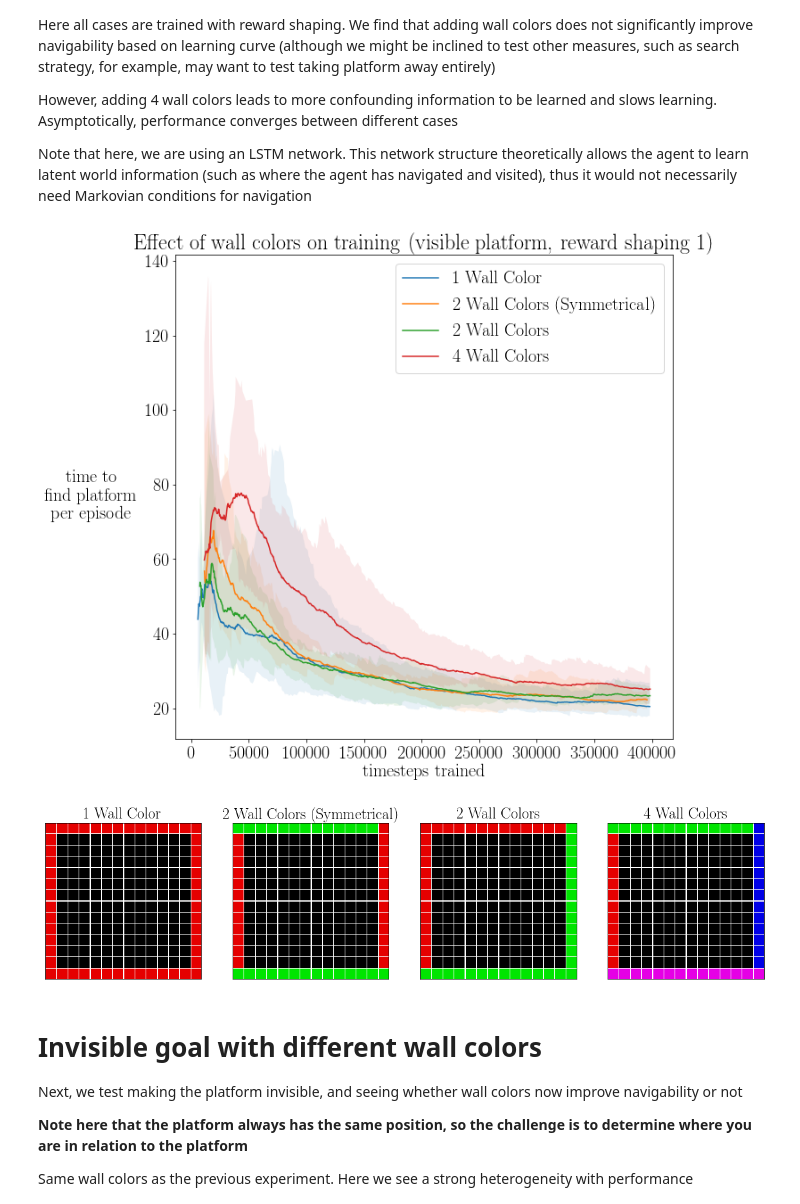
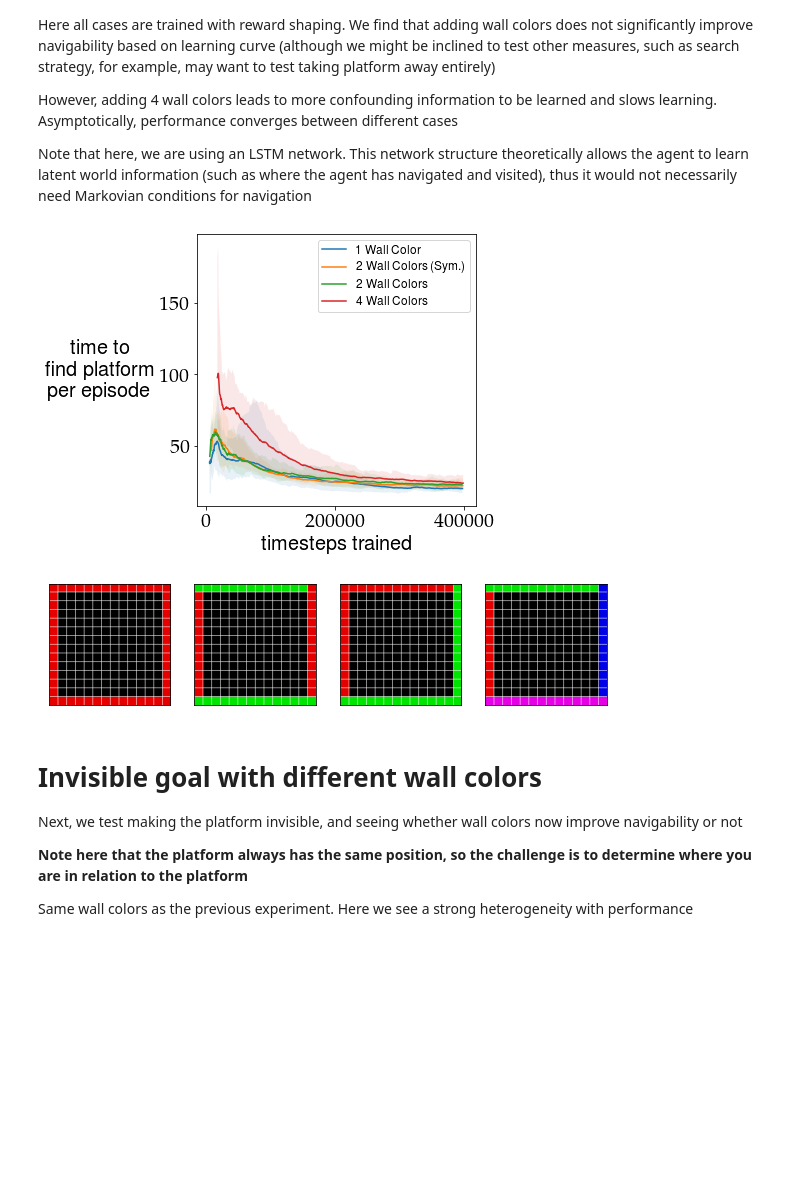
Before and after one commit to liuandrew/training-rl-algo, a Jupyter notebook: write_and_test/data_visualize.ipynb, the cells around one changed output. Cells and saved outputs as stored; diff of their text form; code cells hidden in the pictures; blank space fills up the shorter version.

Commit message:
Lots of plot adjusting, fixing some messed up experiments. Added ability to change agents num_rays and fov in preparation for poster in continuous environment

```diff
--- a/write_and_test/data_visualize.ipynb
+++ b/write_and_test/data_visualize.ipynb
@@ -23,11 +23,17 @@ api = wandb.Api()
 
 
 font = {'size' : 20,
-       'family': 'serif',
-       'sans-serif': ['Helvetica']}
+       'family': 'sans-serif',
+       'sans-serif': ['Helvetica'],
+       'serif': ['Palatino']}
+# font = {'size': 20,
+#         'family': 'serif',
+#         'serif': ['Palatino']}
 matplotlib.rc('font', **font)
+# matplotlib.rc('font.family', 'Helvetica')
 matplotlib.rc('text', usetex=True)
-
+axfont = {'fontname': 'Helvetica'}
+plt.rcParams['font.family'] = 'Helvetica'
 save_folder = 'plots/proof_of_concept/'
 
 
@@ -203,46 +249,47 @@ for i, run in enumerate(runs):
         datas[colors.index(color)].append(df)
 # %%
 # fig, ax = plt.subplots(2, 2, figsize=(12, 12))
-plt.figure(figsize=(10, 10))
+plt.figure(figsize=(5, 5))
 
-labels = ['1 Wall Color', '2 Wall Colors (Symmetrical)', '2 Wall Colors', '4 Wall Colors']
+labels = ['1 Wall Color', '2 Wall Colors (Sym.)', '2 Wall Colors', '4 Wall Colors']
 for i in range(4):
     # plot_x, plot_y =
     first_xs = []
     last_xs = []
     inters = []
     for j in range(len(datas[i])):
         df = datas[i][j]
 
         first_xs.append(df.iloc[0]['global_step'])
         last_xs.append(df.iloc[-1]['global_step'])
 
         inter = scipy.interpolate.interp1d(df['global_step'], df['ewm'])
         inters.append(inter)
 
         # plt.plot(df['global_step'], df['ewm'])
 
     min_x = np.max(first_xs)
     max_x = np.min(last_xs)
     xs = np.arange(min_x, max_x, 200)
     ys = np.zeros((len(datas[i]), len(xs)))
 
     for j in range(len(datas[i])):
         ys[j] = inters[j](xs)
 
     plt.fill_between(xs, ys.min(axis=0), ys.max(axis=0), alpha=0.1)
     plt.plot(xs, ys.mean(axis=0), label=labels[i])
 
 
 
-plt.legend()
-plt.title('Effect of wall colors on training (visible platform, reward shaping 1)')
-plt.ylabel('time to\nfind platform\nper episode', rotation=0, va='center', labelpad=60)
-plt.xlabel('timesteps trained')
+plt.legend(fontsize=12)
+# plt.title('Effect of wall colors on training (visible platform, reward shaping 1)')
+plt.ylabel('time to\nfind platform\nper episode', rotation=0, va='center', labelpad=60,
+          **axfont)
+plt.xlabel('timesteps trained', **axfont)
 
 plt.savefig(save_folder + '2_visible_platform_wall_colors', bbox_inches='tight')
 # %% [output]
-[figure, old version]
+[figure, new version]
 # %%
 def render(self, mode='human', ax=None):
     if ax is None:
@@ -282,10 +329,10 @@ import gym
 import gym_nav
 
 colors = [1, 2, 2.5, 4]
-label_list = ['1 Wall Color', '2 Wall Colors (Symmetrical)', '2 Wall Colors', '4 Wall Colors']
+label_list = ['1 Wall Color', '2 Wall Colors (Sym.)', '2 Wall Colors', '4 Wall Colors']
 
 
-fig, ax = plt.subplots(1, 4, figsize=(20, 5))
+fig, ax = plt.subplots(1, 4, figsize=(10, 3))
 
 for x, color in enumerate(colors):
     env = gym.make('Gridworld-v0', num_obstacles=0, world_size=14, wall_colors=color)
@@ -299,10 +346,10 @@ for x, color in enumerate(colors):
     env.render(env, ax=ax[x])
     ax[x].set_xticks([])
     ax[x].set_yticks([])
-    ax[x].set_title(label_list[x])
+    # ax[x].set_title(label_list[x])
 plt.savefig(save_folder + '2a_wall_colors.png', bbox_inches='tight')
 # %% [output]
-[figure, old version]
+[figure, new version]
 # %% [markdown]
 # Invisible goal with different wall colors
 
```
Also changed, not shown: parts of 31 cells of this notebook, 27 other files.
